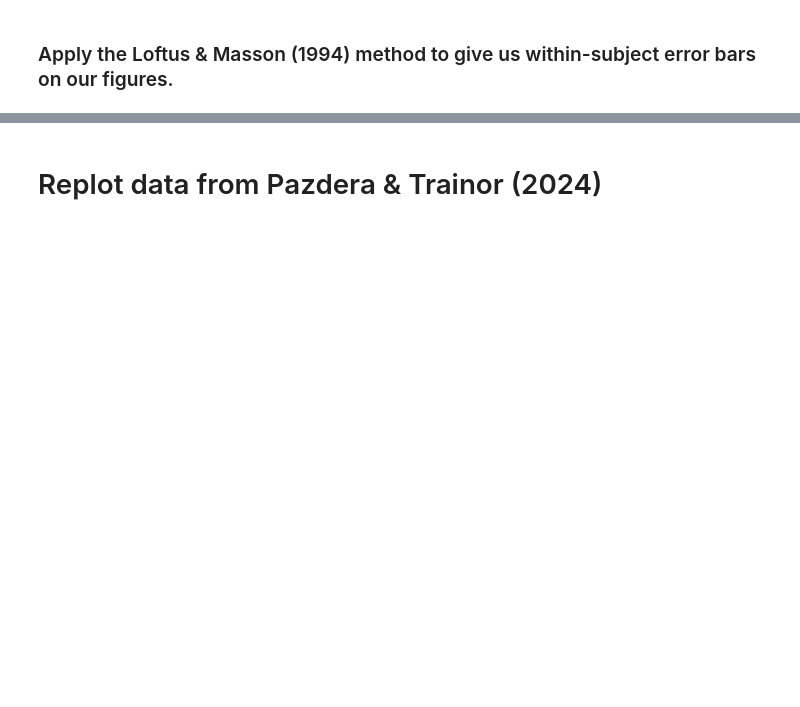
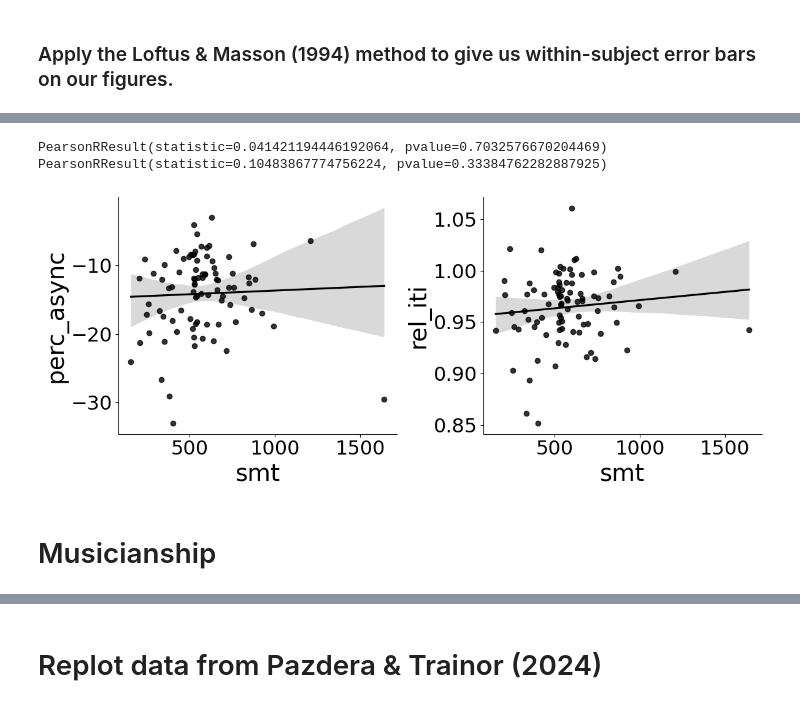
Before and after one commit to jpazdera/IllusoryMotor, a Jupyter notebook: analysis/Combined Analysis.ipynb, the cells around one changed output, grey strips where cells are left out. Cells and saved outputs as stored; diff of their text form; code cells hidden in the pictures; blank space fills up the shorter version.

```diff
--- a/analysis/Combined Analysis.ipynb
+++ b/analysis/Combined Analysis.ipynb
@@ -383,0 +406,3 @@ plt.savefig(FIGURE_PATH + 'main_results.pdf')
+# %%
+subj_smeans = sdata.groupby(['subject','register'])[['perc_async', 'ms_async', 'smt']].mean().reset_index()
+subj_cmeans = cdata.groupby(['subject','register'])[['rel_iti', 'smt']].mean().reset_index()
@@ -383,0 +415,17 @@ plt.savefig(FIGURE_PATH + 'main_results.pdf')
+# %%
+plt.subplot(121)
+sns.regplot(x='smt', y='perc_async', data=subj_smeans, color='k')
+print(stats.pearsonr(subj_smeans.smt, subj_smeans.perc_async))
+
+plt.subplot(122)
+sns.regplot(x='smt', y='rel_iti', data=subj_cmeans, color='k')
+print(stats.pearsonr(subj_cmeans.smt, subj_cmeans.rel_iti))
+
+plt.gcf().set_size_inches(12, 5)
+plt.tight_layout()
+# %% [output]
+PearsonRResult(statistic=0.041421194446192064, pvalue=0.7032576670204469)
+PearsonRResult(statistic=0.10483867774756224, pvalue=0.33384762282887925)
+[figure, added]
+# %% [markdown]
+# Musicianship
```
Also changed, not shown: parts of 23 cells of this notebook, 22 other files.
